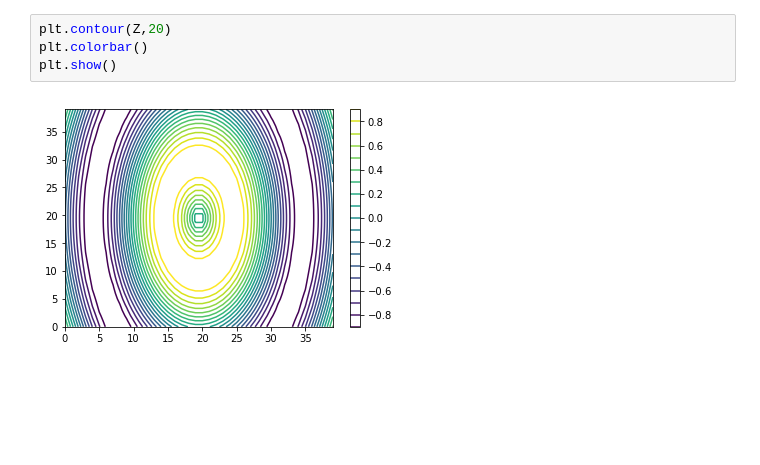
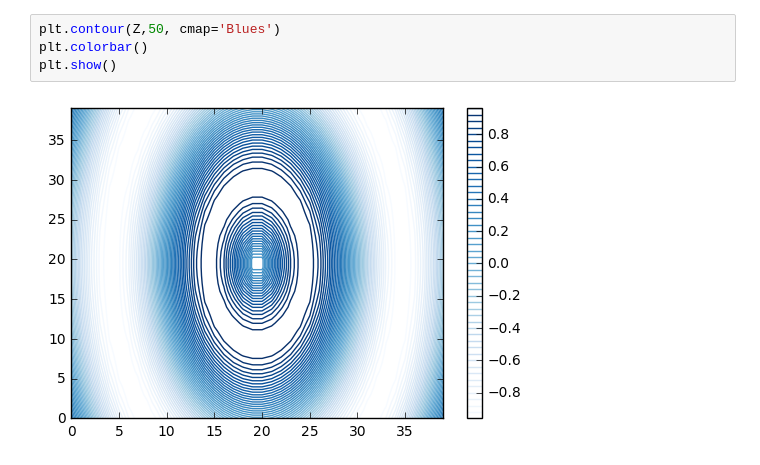
Before and after one commit to kentran27/jupyter, a Jupyter notebook: visualization/visualization.ipynb, the cells around one changed output. Saved outputs shown, nothing was run; the diff lists cells and outputs as text; blank space fills up the shorter version.

```diff
--- a/visualization/visualization.ipynb
+++ b/visualization/visualization.ipynb
@@ -21,9 +21,9 @@ plt.show()
 # %%
-plt.contour(Z,20)
+plt.contour(Z,50, cmap='Blues')
 plt.colorbar()
 plt.show()
 # %% [output]
-[figure, old version]
+[figure, new version]
 # %%
 plt.contourf(X,Y,Z,20)
 plt.colorbar()
```
Also changed, not shown: parts of 3 cells of this notebook.
